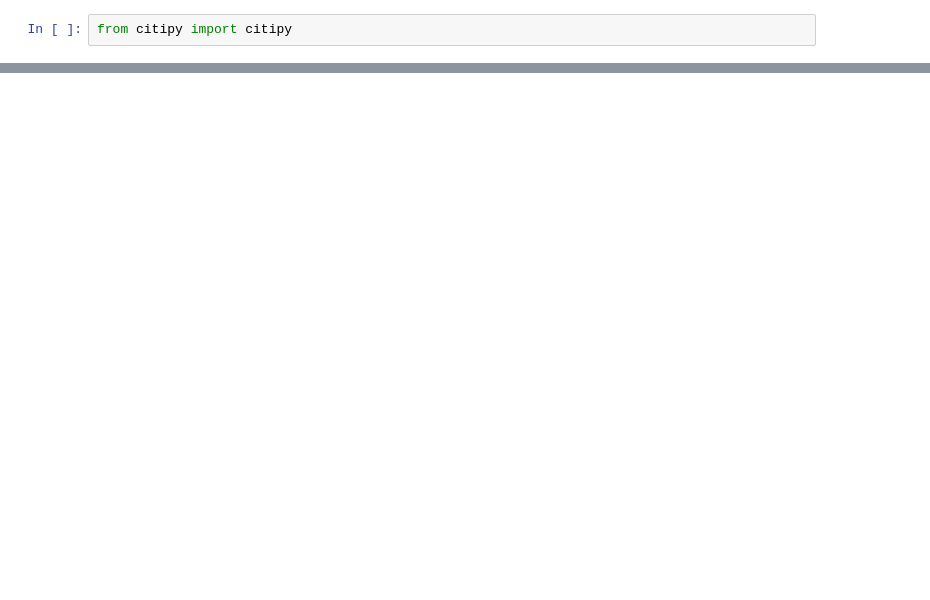
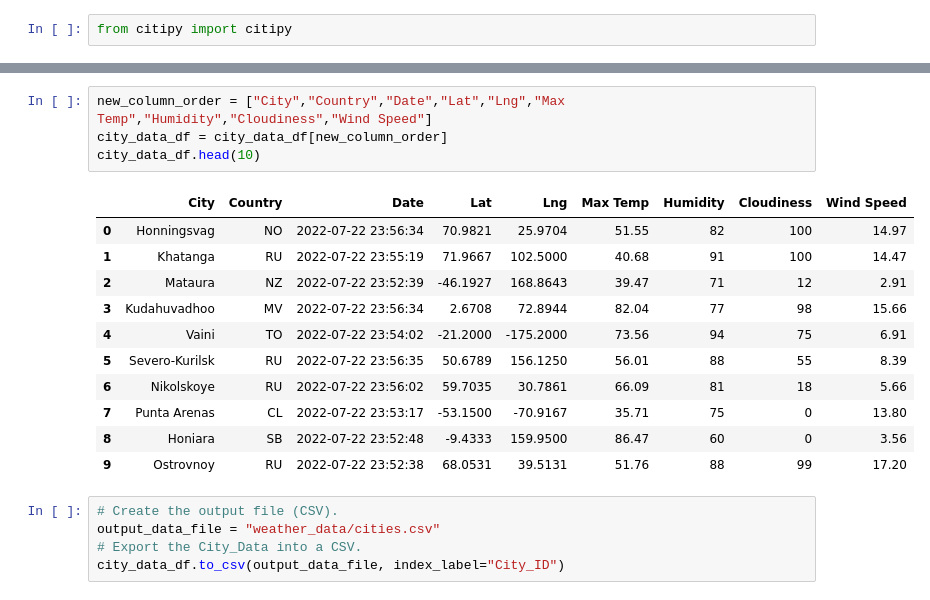
Before and after one commit to lucaskocisko/World_Weather_Analysis, a Jupyter notebook: WeatherPy.ipynb, the cells around one changed output, grey strips where cells are left out. Saved outputs shown, nothing was run; the diff lists cells and outputs as text; blank space fills up the shorter version.

Commit message:
complete cities df

```diff
--- a/WeatherPy.ipynb
+++ b/WeatherPy.ipynb
@@ -77,0 +211,21 @@ len(cities)
+# %%
+new_column_order = ["City","Country","Date","Lat","Lng","Max Temp","Humidity","Cloudiness","Wind Speed"]
+city_data_df = city_data_df[new_column_order]
+city_data_df.head(10)
+# %% [output]
+|  | City | Country | Date | Lat | Lng | Max Temp | Humidity | Cloudiness | Wind Speed |
+| 0 | Honningsvag | NO | 2022-07-22 23:56:34 | 70.9821 | 25.9704 | 51.55 | 82 | 100 | 14.97 |
+| 1 | Khatanga | RU | 2022-07-22 23:55:19 | 71.9667 | 102.5000 | 40.68 | 91 | 100 | 14.47 |
+| 2 | Mataura | NZ | 2022-07-22 23:52:39 | -46.1927 | 168.8643 | 39.47 | 71 | 12 | 2.91 |
+| 3 | Kudahuvadhoo | MV | 2022-07-22 23:56:34 | 2.6708 | 72.8944 | 82.04 | 77 | 98 | 15.66 |
+| 4 | Vaini | TO | 2022-07-22 23:54:02 | -21.2000 | -175.2000 | 73.56 | 94 | 75 | 6.91 |
+| 5 | Severo-Kurilsk | RU | 2022-07-22 23:56:35 | 50.6789 | 156.1250 | 56.01 | 88 | 55 | 8.39 |
+| 6 | Nikolskoye | RU | 2022-07-22 23:56:02 | 59.7035 | 30.7861 | 66.09 | 81 | 18 | 5.66 |
+| 7 | Punta Arenas | CL | 2022-07-22 23:53:17 | -53.1500 | -70.9167 | 35.71 | 75 | 0 | 13.80 |
+| 8 | Honiara | SB | 2022-07-22 23:52:48 | -9.4333 | 159.9500 | 86.47 | 60 | 0 | 3.56 |
+| 9 | Ostrovnoy | RU | 2022-07-22 23:52:38 | 68.0531 | 39.5131 | 51.76 | 88 | 99 | 17.20 |
+# %%
+# Create the output file (CSV).
+output_data_file = "weather_data/cities.csv"
+# Export the City_Data into a CSV.
+city_data_df.to_csv(output_data_file, index_label="City_ID")
```
Also changed, not shown: parts of 10 cells of this notebook, 1 other file.
